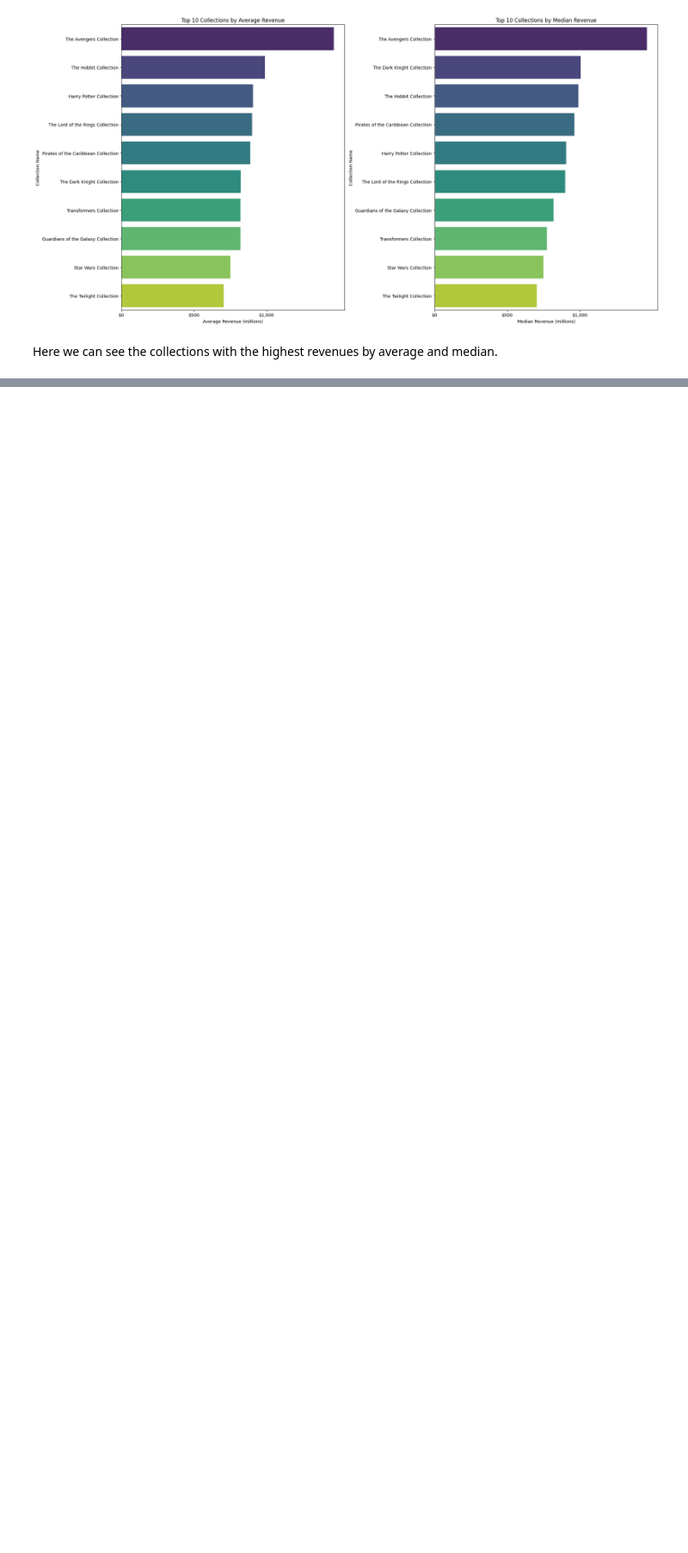
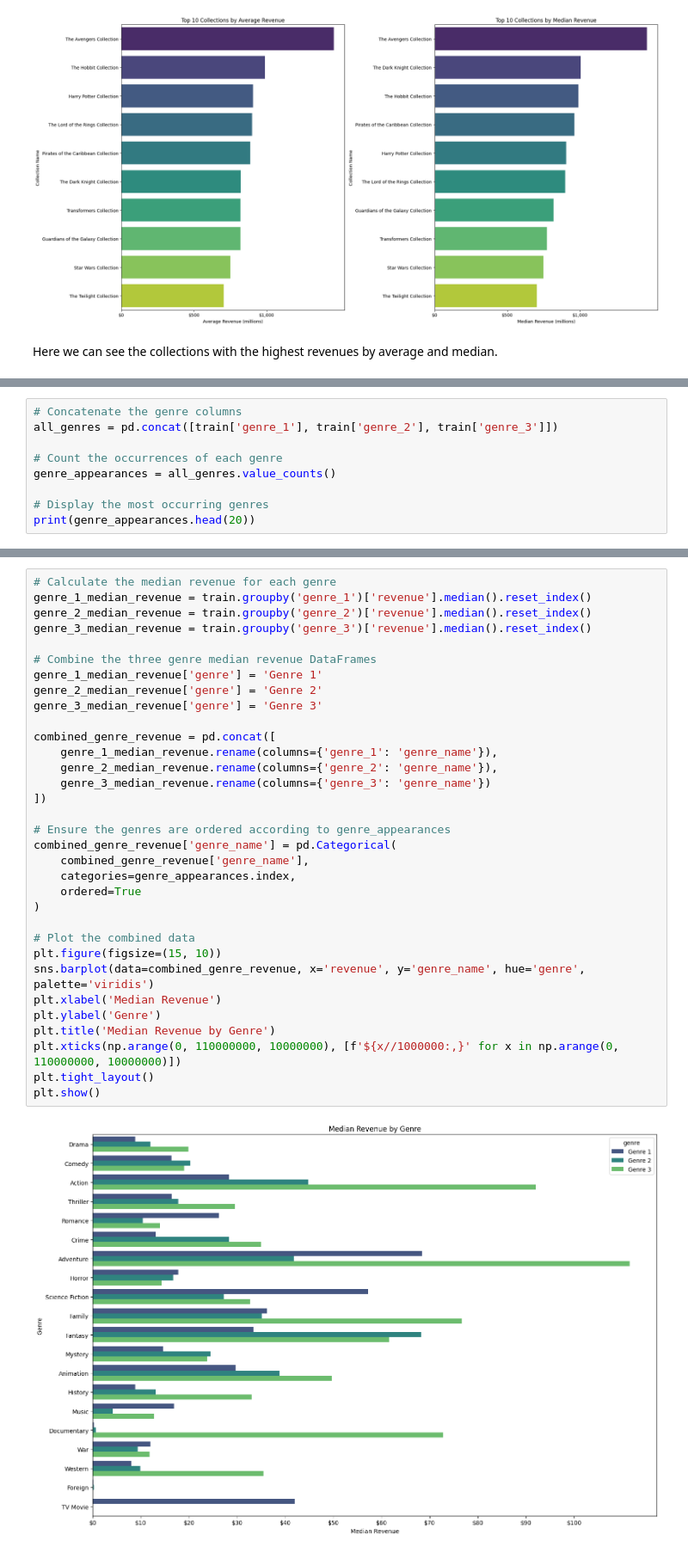
Before and after one commit to 1oannis/tmdb-machine-learning, a Jupyter notebook: tmdb.ipynb, the cells around one changed output, grey strips where cells are left out. Shown at 86% size. Cells and saved outputs as stored; diff of their text form; blank space fills up the shorter version.

```diff
--- a/tmdb.ipynb
+++ b/tmdb.ipynb
@@ -283,0 +362,9 @@ Here we can see the collections with the highest revenues by average and median.
+# %%
+# Concatenate the genre columns
+all_genres = pd.concat([train['genre_1'], train['genre_2'], train['genre_3']])
+
+# Count the occurrences of each genre
+genre_appearances = all_genres.value_counts()
+
+# Display the most occurring genres
+print(genre_appearances.head(20))
@@ -283,0 +391,35 @@ Here we can see the collections with the highest revenues by average and median.
+# %%
+# Calculate the median revenue for each genre
+genre_1_median_revenue = train.groupby('genre_1')['revenue'].median().reset_index()
+genre_2_median_revenue = train.groupby('genre_2')['revenue'].median().reset_index()
+genre_3_median_revenue = train.groupby('genre_3')['revenue'].median().reset_index()
+
+# Combine the three genre median revenue DataFrames
+genre_1_median_revenue['genre'] = 'Genre 1'
+genre_2_median_revenue['genre'] = 'Genre 2'
+genre_3_median_revenue['genre'] = 'Genre 3'
+
+combined_genre_revenue = pd.concat([
+    genre_1_median_revenue.rename(columns={'genre_1': 'genre_name'}),
+    genre_2_median_revenue.rename(columns={'genre_2': 'genre_name'}),
+    genre_3_median_revenue.rename(columns={'genre_3': 'genre_name'})
+])
+
+# Ensure the genres are ordered according to genre_appearances
+combined_genre_revenue['genre_name'] = pd.Categorical(
+    combined_genre_revenue['genre_name'],
+    categories=genre_appearances.index,
+    ordered=True
+)
+
+# Plot the combined data
+plt.figure(figsize=(15, 10))
+sns.barplot(data=combined_genre_revenue, x='revenue', y='genre_name', hue='genre', palette='viridis')
+plt.xlabel('Median Revenue')
+plt.ylabel('Genre')
+plt.title('Median Revenue by Genre')
+plt.xticks(np.arange(0, 110000000, 10000000), [f'${x//1000000:,}' for x in np.arange(0, 110000000, 10000000)])
+plt.tight_layout()
+plt.show()
+# %% [output]
+[figure, added]
```
Also changed, not shown: parts of 12 cells of this notebook.
